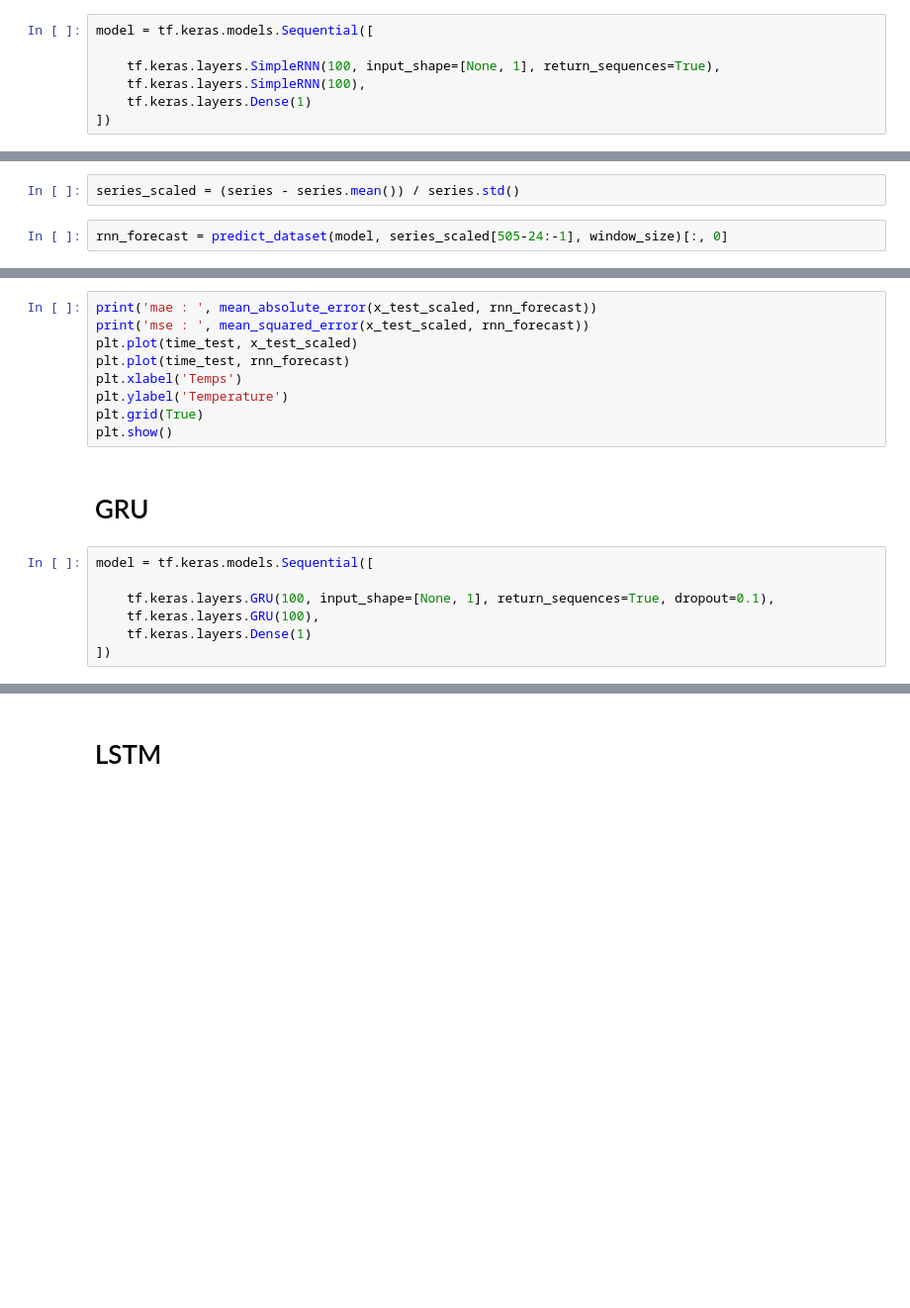
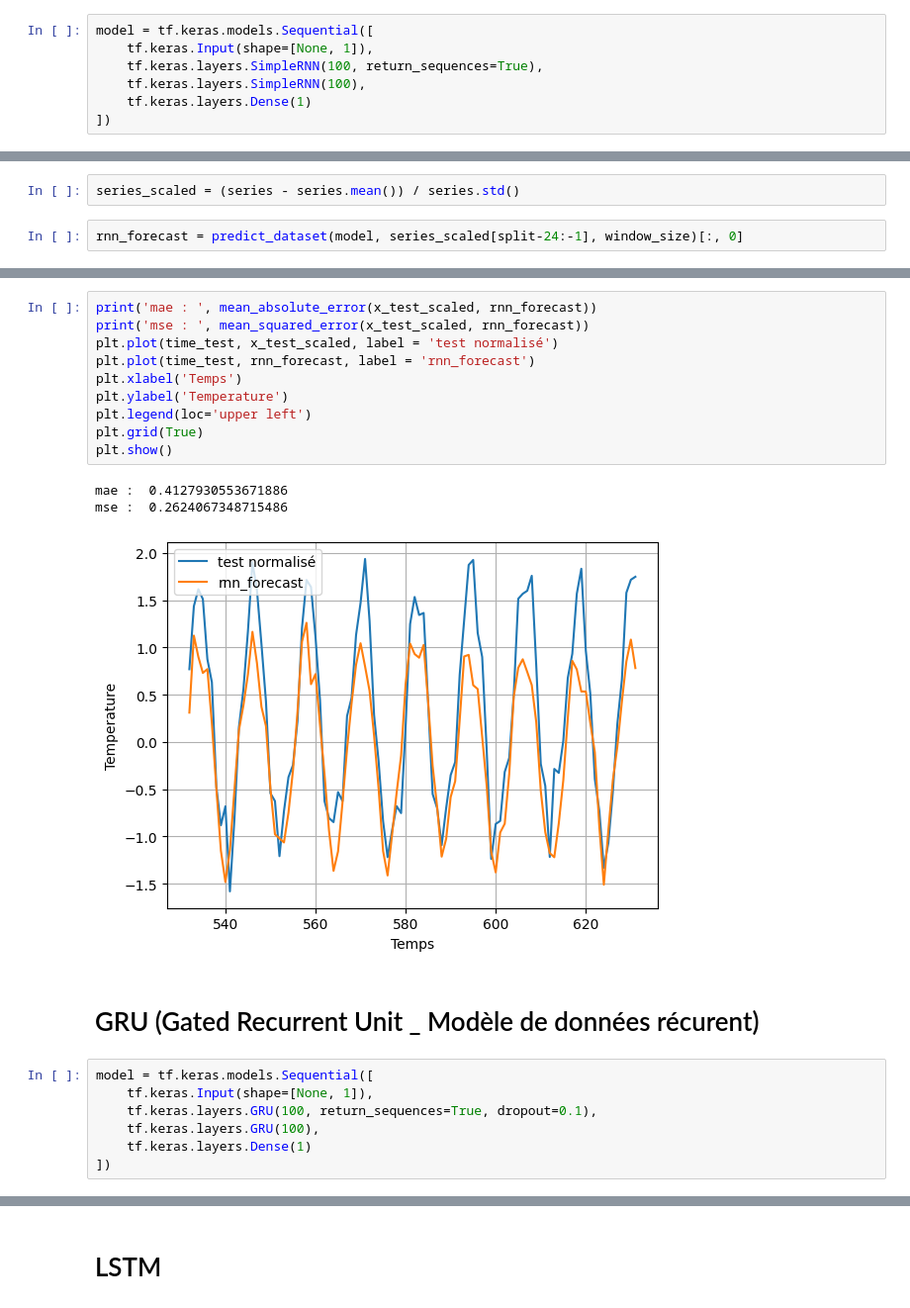
Before and after one commit to lighscent/fastapi_, a Jupyter notebook: kevindegila/2_DeepLearning_160/08-Time Series.ipynb, the cells around one changed output, grey strips where cells are left out. Shown at 99% size. Drawn from its saved outputs; the diff is of its cells as text; blank space fills up the shorter version.

```diff
--- a/kevindegila/2_DeepLearning_160/08-Time Series.ipynb
+++ b/kevindegila/2_DeepLearning_160/08-Time Series.ipynb
@@ -677,8 +778,8 @@ dataset = windowed_dataset(x_train_scaled, window_size, batch_size)
 test_dataset = windowed_dataset(x_test_scaled, window_size, batch_size)
 # %%
 model = tf.keras.models.Sequential([
-
-    tf.keras.layers.SimpleRNN(100, input_shape=[None, 1], return_sequences=True),
+    tf.keras.Input(shape=[None, 1]),
+    tf.keras.layers.SimpleRNN(100, return_sequences=True),
     tf.keras.layers.SimpleRNN(100),
     tf.keras.layers.Dense(1)
 ])
@@ -689,4 +811,4 @@ model.fit(dataset, epochs=100, validation_data=test_dataset)
 # %%
 series_scaled = (series - series.mean()) / series.std()
 # %%
-rnn_forecast = predict_dataset(model, series_scaled[505-24:-1], window_size)[:, 0]
+rnn_forecast = predict_dataset(model, series_scaled[split-24:-1], window_size)[:, 0]
@@ -693,18 +817,23 @@ rnn_forecast = predict_dataset(model, series_scaled[505-24:-1], window_size)[:,
 # %%
 print('mae : ', mean_absolute_error(x_test_scaled, rnn_forecast))
 print('mse : ', mean_squared_error(x_test_scaled, rnn_forecast))
-plt.plot(time_test, x_test_scaled)
-plt.plot(time_test, rnn_forecast)
+plt.plot(time_test, x_test_scaled, label = 'test normalisé')
+plt.plot(time_test, rnn_forecast, label = 'rnn_forecast')
 plt.xlabel('Temps')
 plt.ylabel('Temperature')
+plt.legend(loc='upper left')
 plt.grid(True)
 plt.show()
+# %% [output]
+mae :  0.4127930553671886
+mse :  0.2624067348715486
+[figure, added]
-# %% [markdown]
-# GRU
+# %% [markdown]
+# GRU (Gated Recurrent Unit _ Modèle de données récurent)
 # %%
 model = tf.keras.models.Sequential([
-
-    tf.keras.layers.GRU(100, input_shape=[None, 1], return_sequences=True, dropout=0.1),
+    tf.keras.Input(shape=[None, 1]),
+    tf.keras.layers.GRU(100, return_sequences=True, dropout=0.1),
     tf.keras.layers.GRU(100),
     tf.keras.layers.Dense(1)
 ])
```
Also changed, not shown: parts of 48 cells of this notebook.
